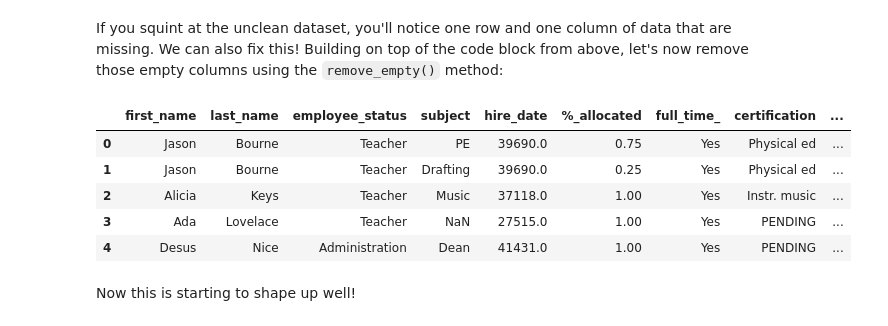
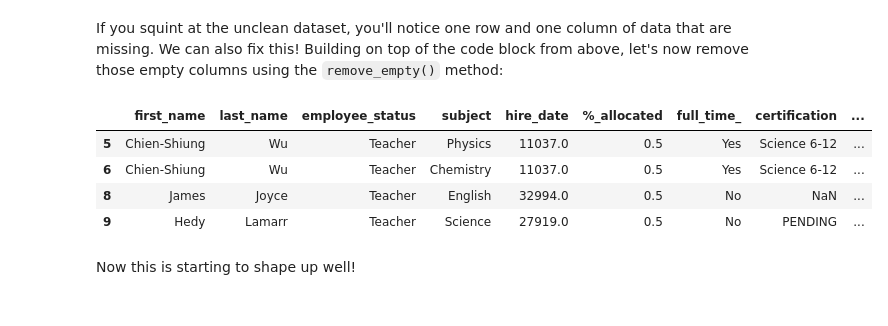
Before and after one commit to pyjanitor-devs/pyjanitor, a Jupyter notebook: examples/notebooks/dirty_data.ipynb, the cells around one changed output. Cells and saved outputs as stored; diff of their text form; code cells hidden in the pictures.

```diff
--- a/examples/notebooks/dirty_data.ipynb
+++ b/examples/notebooks/dirty_data.ipynb
@@ -42,14 +42,13 @@ Notice now how the column names have been made better.
 If you squint at the unclean dataset, you'll notice one row and one column of data that are missing. We can also fix this! Building on top of the code block from above, let's now remove those empty columns using the `remove_empty()` method:
 # %%
 df_clean = df.clean_names().remove_empty()
-df_clean.head(5)
+df_clean.head(9).tail(4)
 # %% [output]
 |  | first_name | last_name | employee_status | subject | hire_date | %_allocated | full_time_ | certification | ... |
-| 0 | Jason | Bourne | Teacher | PE | 39690.0 | 0.75 | Yes | Physical ed | ... |
-| 1 | Jason | Bourne | Teacher | Drafting | 39690.0 | 0.25 | Yes | Physical ed | ... |
-| 2 | Alicia | Keys | Teacher | Music | 37118.0 | 1.00 | Yes | Instr. music | ... |
-| 3 | Ada | Lovelace | Teacher | NaN | 27515.0 | 1.00 | Yes | PENDING | ... |
-| 4 | Desus | Nice | Administration | Dean | 41431.0 | 1.00 | Yes | PENDING | ... |
+| 5 | Chien-Shiung | Wu | Teacher | Physics | 11037.0 | 0.5 | Yes | Science 6-12 | ... |
+| 6 | Chien-Shiung | Wu | Teacher | Chemistry | 11037.0 | 0.5 | Yes | Science 6-12 | ... |
+| 8 | James | Joyce | Teacher | English | 32994.0 | 0.5 | No | NaN | ... |
+| 9 | Hedy | Lamarr | Teacher | Science | 27919.0 | 0.5 | No | PENDING | ... |
 # %% [markdown]
 Now this is starting to shape up well!
 # %% [markdown]
```
